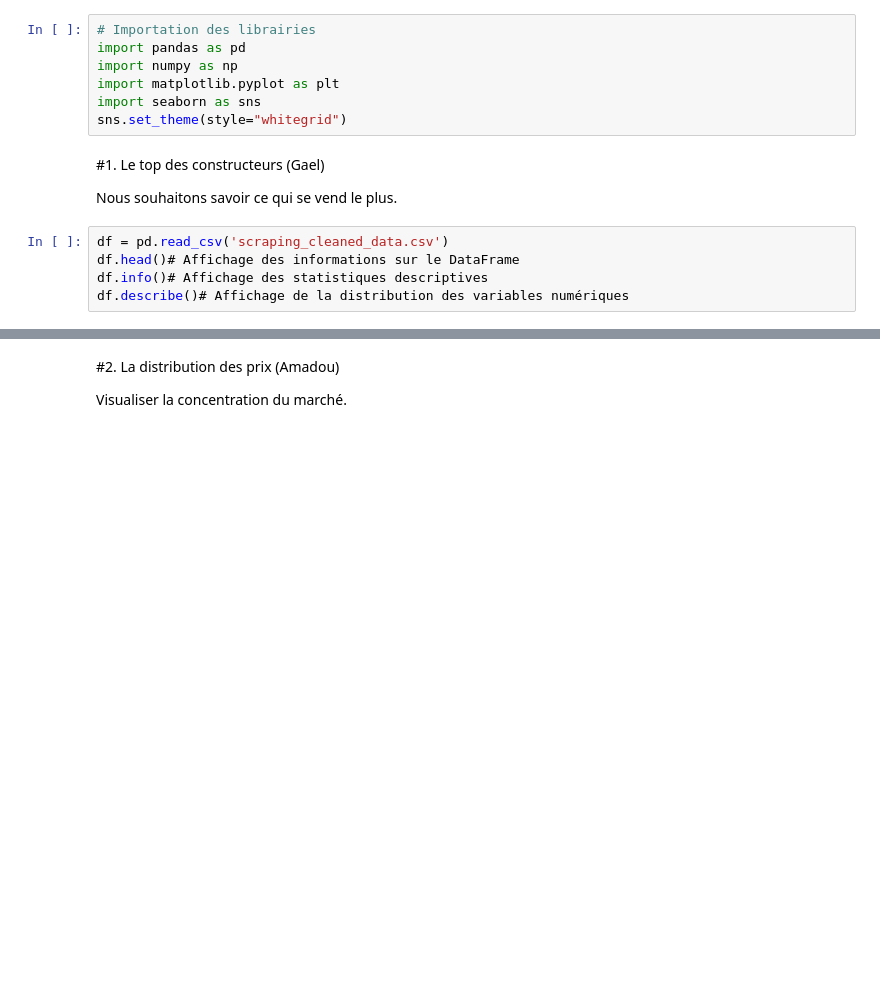
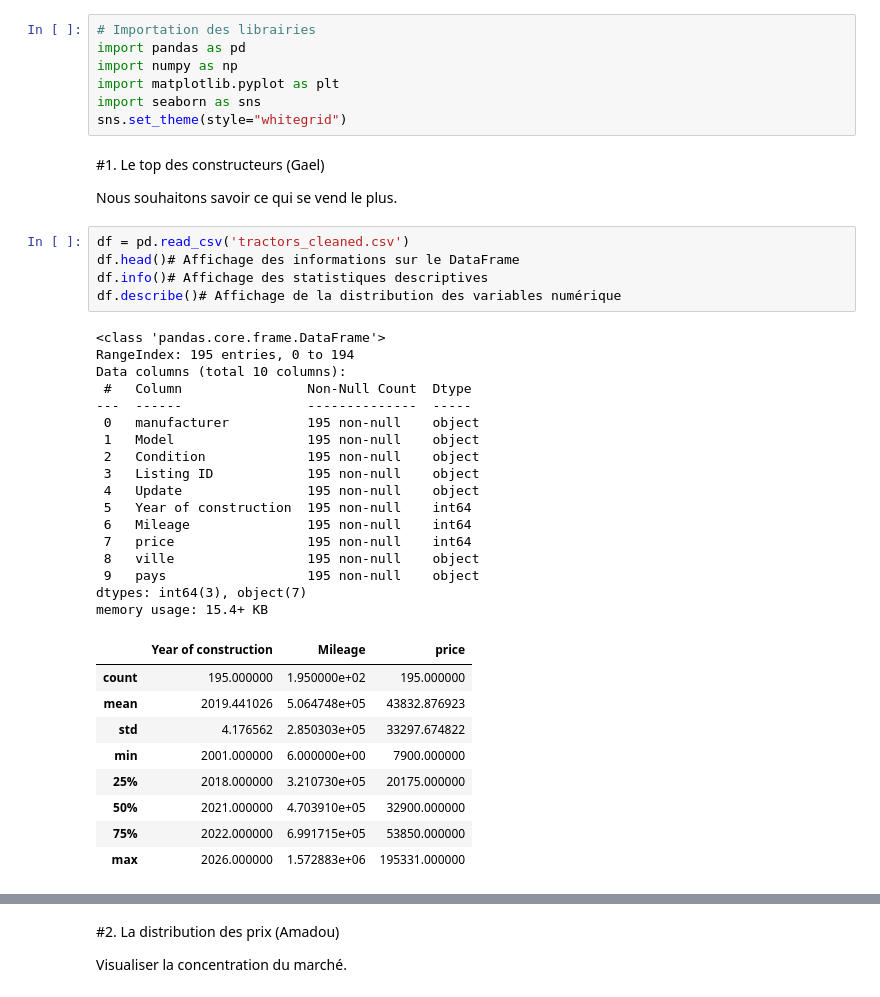
Before and after one commit to PierrotGbenyon/ScrappingTractor, a Jupyter notebook: analyse_de_données_projet_scraping.ipynb, the cells around one changed output, grey strips where cells are left out. Drawn from its saved outputs; the diff is of its cells as text; blank space fills up the shorter version.

```diff
--- a/analyse_de_données_projet_scraping.ipynb
+++ b/analyse_de_données_projet_scraping.ipynb
@@ -12,10 +12,37 @@ sns.set_theme(style="whitegrid")
 
 Nous souhaitons savoir ce qui se vend le plus.
 # %%
-df = pd.read_csv('scraping_cleaned_data.csv')
+df = pd.read_csv('tractors_cleaned.csv')
 df.head()# Affichage des informations sur le DataFrame
 df.info()# Affichage des statistiques descriptives
-df.describe()# Affichage de la distribution des variables numériques
+df.describe()# Affichage de la distribution des variables numérique
+# %% [output]
+<class 'pandas.core.frame.DataFrame'>
+RangeIndex: 195 entries, 0 to 194
+Data columns (total 10 columns):
+ #   Column                Non-Null Count  Dtype
+---  ------                --------------  -----
+ 0   manufacturer          195 non-null    object
+ 1   Model                 195 non-null    object
+ 2   Condition             195 non-null    object
+ 3   Listing ID            195 non-null    object
+ 4   Update                195 non-null    object
+ 5   Year of construction  195 non-null    int64
+ 6   Mileage               195 non-null    int64
+ 7   price                 195 non-null    int64
+ 8   ville                 195 non-null    object
+ 9   pays                  195 non-null    object
+dtypes: int64(3), object(7)
+memory usage: 15.4+ KB
+|  | Year of construction | Mileage | price |
+| count | 195.000000 | 1.950000e+02 | 195.000000 |
+| mean | 2019.441026 | 5.064748e+05 | 43832.876923 |
+| std | 4.176562 | 2.850303e+05 | 33297.674822 |
+| min | 2001.000000 | 6.000000e+00 | 7900.000000 |
+| 25% | 2018.000000 | 3.210730e+05 | 20175.000000 |
+| 50% | 2021.000000 | 4.703910e+05 | 32900.000000 |
+| 75% | 2022.000000 | 6.991715e+05 | 53850.000000 |
+| max | 2026.000000 | 1.572883e+06 | 195331.000000 |
 # %%
 plt.figure(figsize=(10, 6))
 
```
Also changed, not shown: parts of 2 cells of this notebook.
